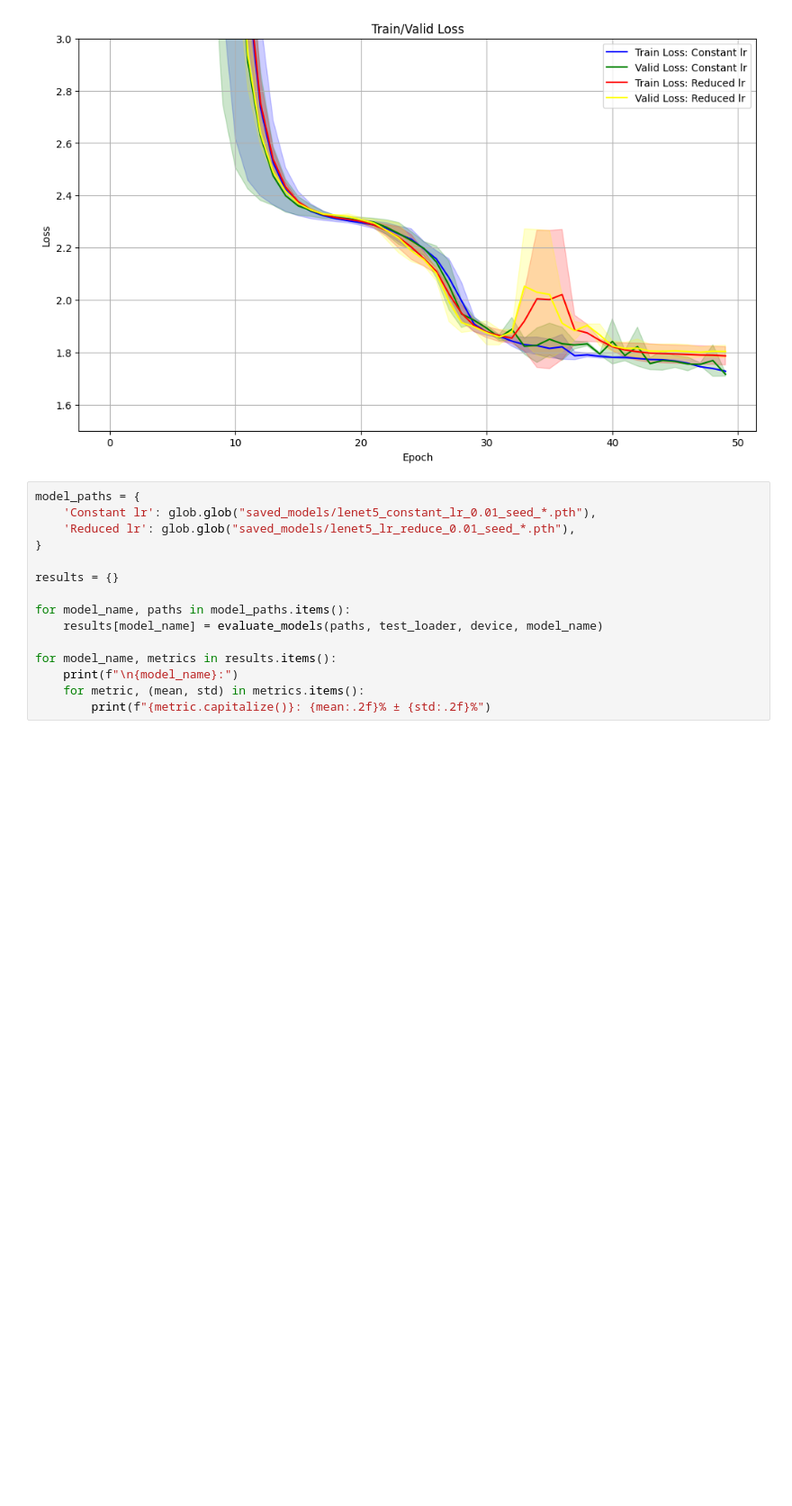
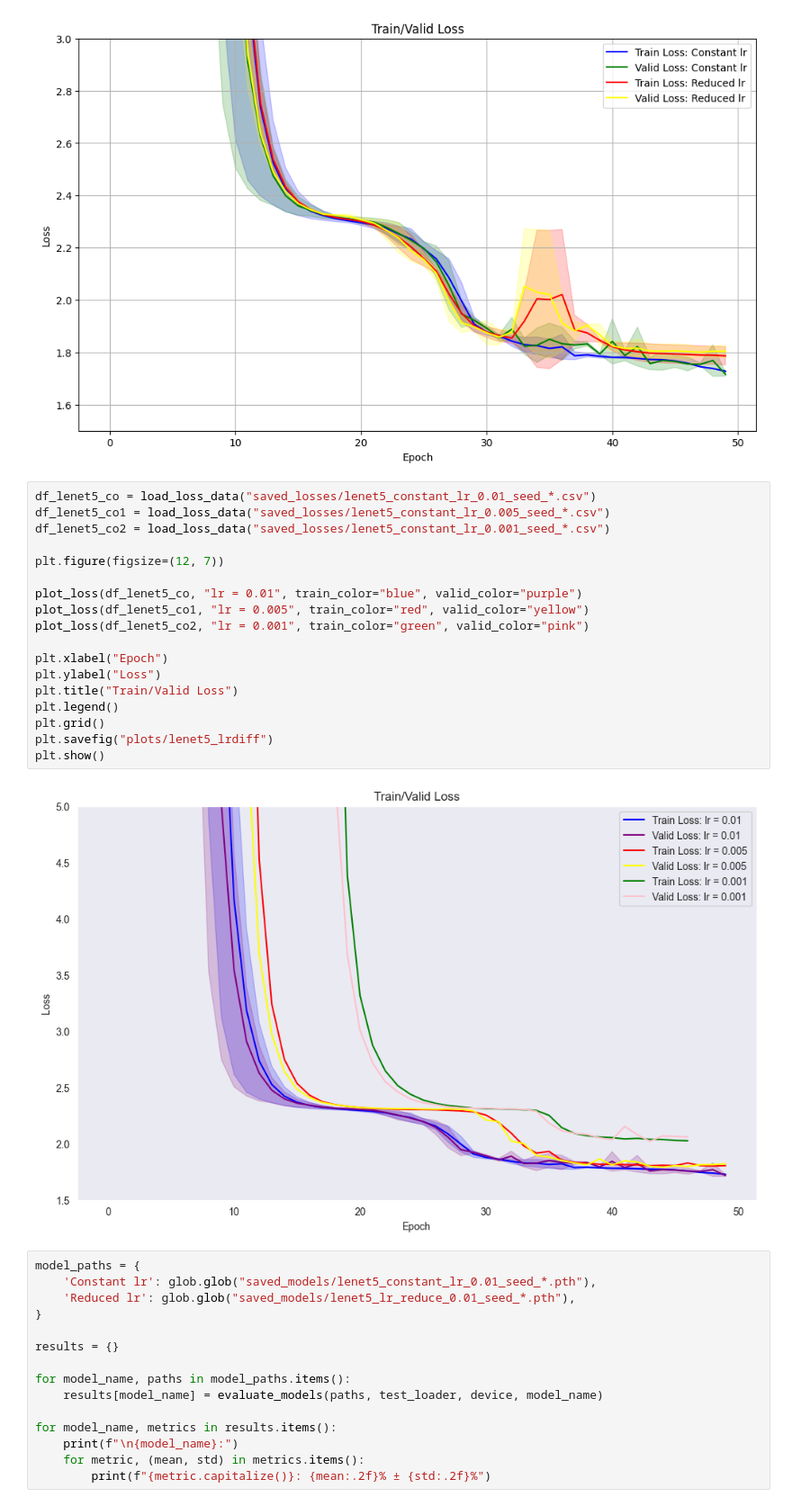
Before and after one commit to acharuza/deep_learning_project, a Jupyter notebook: model_experiments.ipynb, the cells around one changed output. Shown at 90% size. Saved outputs shown, nothing was run; the diff lists cells and outputs as text; blank space fills up the shorter version.

```diff
--- a/model_experiments.ipynb
+++ b/model_experiments.ipynb
@@ -153,6 +235,26 @@ plt.savefig("plots/lenet5_lr")
 plt.show()
 # %% [output]
 [figure]
+# %%
+df_lenet5_co = load_loss_data("saved_losses/lenet5_constant_lr_0.01_seed_*.csv")
+df_lenet5_co1 = load_loss_data("saved_losses/lenet5_constant_lr_0.005_seed_*.csv")
+df_lenet5_co2 = load_loss_data("saved_losses/lenet5_constant_lr_0.001_seed_*.csv")
+
+plt.figure(figsize=(12, 7))
+
+plot_loss(df_lenet5_co, "lr = 0.01", train_color="blue", valid_color="purple")
+plot_loss(df_lenet5_co1, "lr = 0.005", train_color="red", valid_color="yellow")
+plot_loss(df_lenet5_co2, "lr = 0.001", train_color="green", valid_color="pink")
+
+plt.xlabel("Epoch")
+plt.ylabel("Loss")
+plt.title("Train/Valid Loss")
+plt.legend()
+plt.grid()
+plt.savefig("plots/lenet5_lrdiff")
+plt.show()
+# %% [output]
+[figure, added]
 # %%
 model_paths = {
     'Constant lr': glob.glob("saved_models/lenet5_constant_lr_0.01_seed_*.pth"),
```
Also changed, not shown: parts of 19 cells of this notebook.
